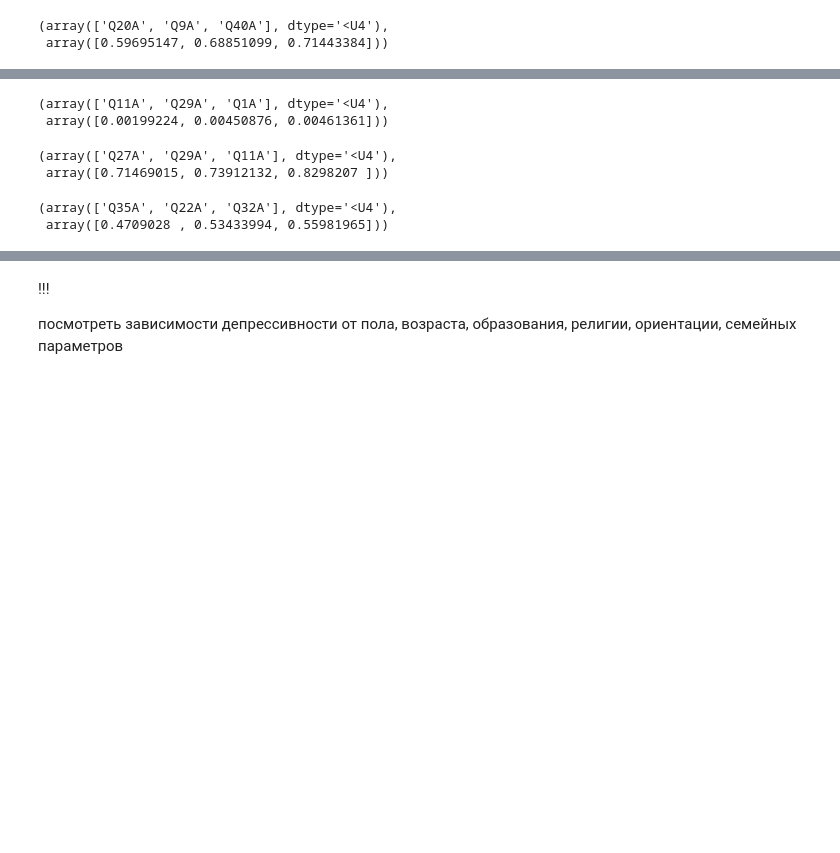
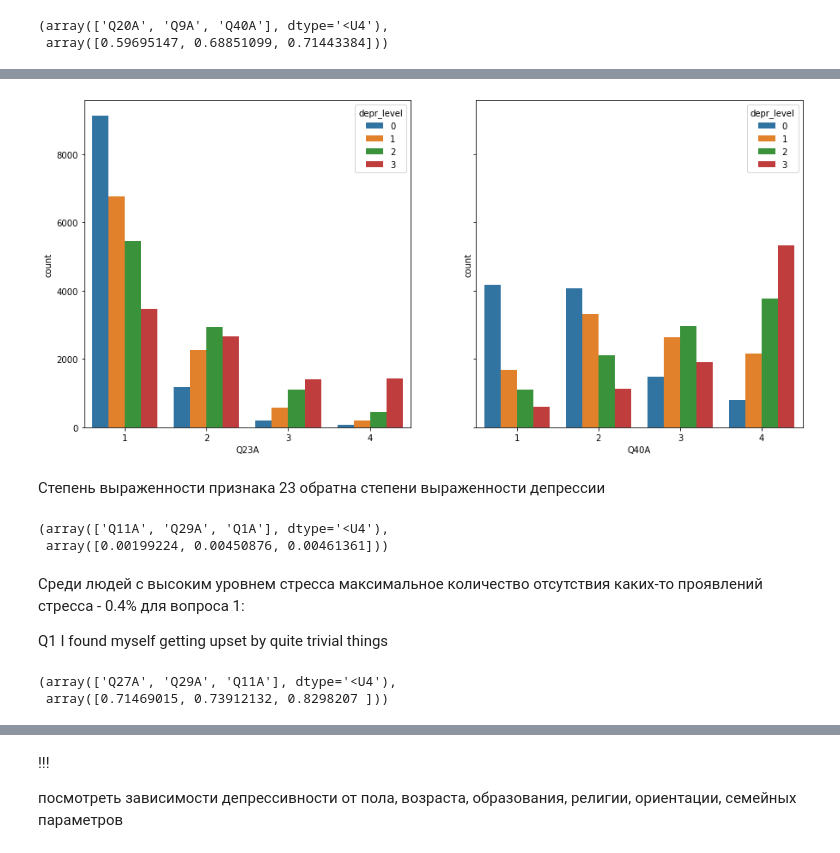
Before and after one commit to rrrin/mental-health, a Jupyter notebook: mental_research.ipynb, the cells around one changed output, grey strips where cells are left out. Saved outputs shown, nothing was run; the diff lists cells and outputs as text; code cells hidden in the pictures; blank space fills up the shorter version.

```diff
--- a/mental_research.ipynb
+++ b/mental_research.ipynb
@@ -739,7 +710,7 @@ np.array(q_anx)[np.argsort(names)[-3:]], np.array(names)[np.argsort(names)[-3:]]
 # %%
 names=[]
 for name in q_anx:
-    names.append(scale_q_data[scale_q_data.anx_level==3][name].value_counts(normalize=True,sort=True)[0])
+    names.append(scale_q_data[scale_q_data.anx_level==3][name].value_counts(normalize=True,sort=True)[1])
 np.array(q_anx)[np.argsort(names)[-3:]], np.array(names)[np.argsort(names)[-3:]]
 # %% [output]
 (array(['Q19A', 'Q15A', 'Q23A'], dtype='<U4'),
@@ -747,13 +728,8 @@ np.array(q_anx)[np.argsort(names)[-3:]], np.array(names)[np.argsort(names)[-3:]]
 # %%
 names=[]
 for name in q_anx:
-    names.append(scale_q_data[scale_q_data.anx_level==3][name].value_counts(normalize=True,sort=True)[3])
+    names.append(scale_q_data[scale_q_data.anx_level==3][name].value_counts(normalize=True,sort=True)[4])
 np.array(q_anx)[np.argsort(names)[-3:]], np.array(names)[np.argsort(names)[-3:]]
 # %% [output]
 (array(['Q20A', 'Q9A', 'Q40A'], dtype='<U4'),
  array([0.59695147, 0.68851099, 0.71443384]))
-# %%
-names=[]
-for name in q_str:
-    names.append(scale_q_data[scale_q_data.str_level==0][name].value_counts(normalize=True,sort=True)[0])
-np.array(q_str)[np.argsort(names)[-3:]], np.array(names)[np.argsort(names)[-3:]]
@@ -763,5 +735,0 @@ np.array(q_str)[np.argsort(names)[-3:]], np.array(names)[np.argsort(names)[-3:]]
-# %%
-names=[]
-for name in q_str:
-    names.append(scale_q_data[scale_q_data.str_level==0][name].value_counts(normalize=True,sort=True)[3])
-np.array(q_str)[np.argsort(names)[-3:]], np.array(names)[np.argsort(names)[-3:]]
@@ -771,3 +744,14 @@ np.array(q_str)[np.argsort(names)[-3:]], np.array(names)[np.argsort(names)[-3:]]
+# %%
+fig, ax=plt.subplots(1,2, figsize=(15,7), sharey=True)
+i,j=0,0
+names4=['Q23A', 'Q40A']
+for name in names4:
+    sns.countplot(x=scale_q_data[name], ax=ax[j], hue=scale_q_data['depr_level'])
+    j+=1
+# %% [output]
+[figure, new version]
+# %% [markdown]
+Степень выраженности признака 23 обратна степени выраженности депрессии
 # %%
 names=[]
 for name in q_str:
@@ -776,6 +760,10 @@ np.array(q_str)[np.argsort(names)[:3]], np.array(names)[np.argsort(names)[:3]]
 # %% [output]
 (array(['Q11A', 'Q29A', 'Q1A'], dtype='<U4'),
  array([0.00199224, 0.00450876, 0.00461361]))
+# %% [markdown]
+Среди людей с высоким уровнем стресса максимальное количество отсутствия каких-то проявлений стресса - 0.4% для вопроса 1:
+
+Q1	I found myself getting upset by quite trivial things
 # %%
 names=[]
 for name in q_str:
@@ -784,11 +772,3 @@ np.array(q_str)[np.argsort(names)[-3:]], np.array(names)[np.argsort(names)[-3:]]
 # %% [output]
 (array(['Q27A', 'Q29A', 'Q11A'], dtype='<U4'),
  array([0.71469015, 0.73912132, 0.8298207 ]))
-# %%
-names=[]
-for name in q_str:
-    names.append(scale_q_data[scale_q_data.str_level==3][name].value_counts(normalize=True,sort=True)[3])
-np.array(q_str)[np.argsort(names)[:3]], np.array(names)[np.argsort(names)[:3]]
-# %% [output]
-(array(['Q35A', 'Q22A', 'Q32A'], dtype='<U4'),
- array([0.4709028 , 0.53433994, 0.55981965]))
```
Also changed, not shown: parts of 69 cells of this notebook.
